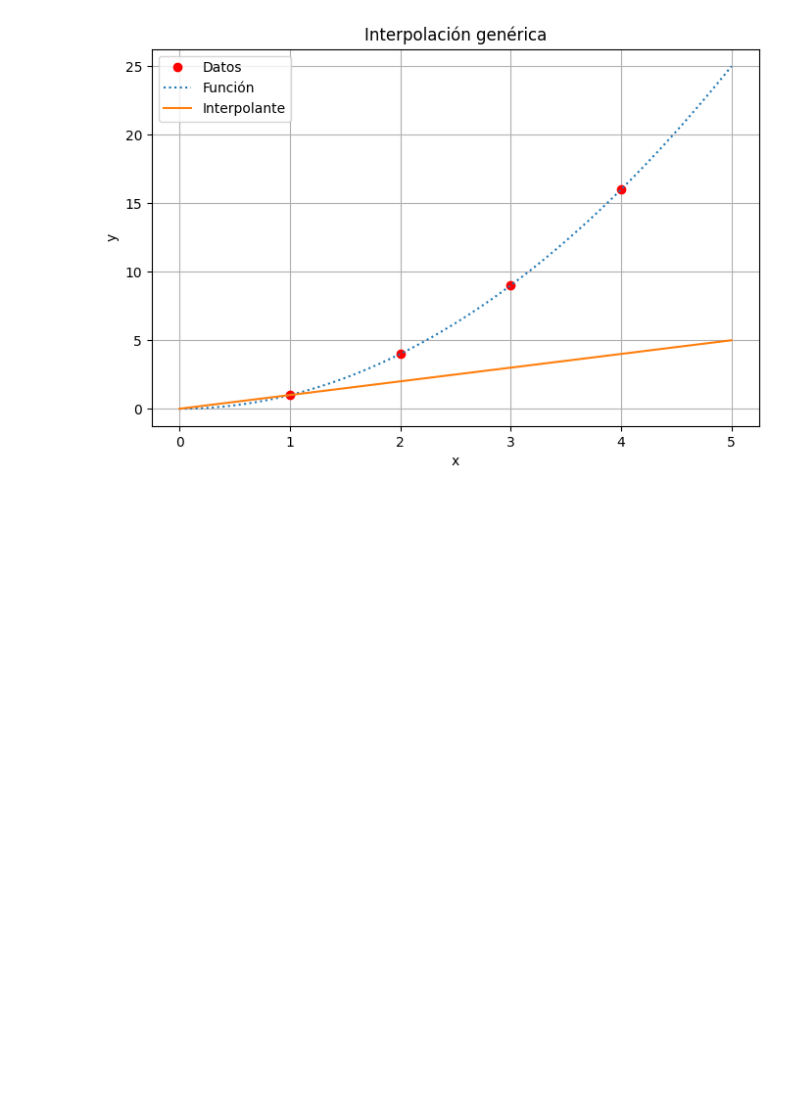
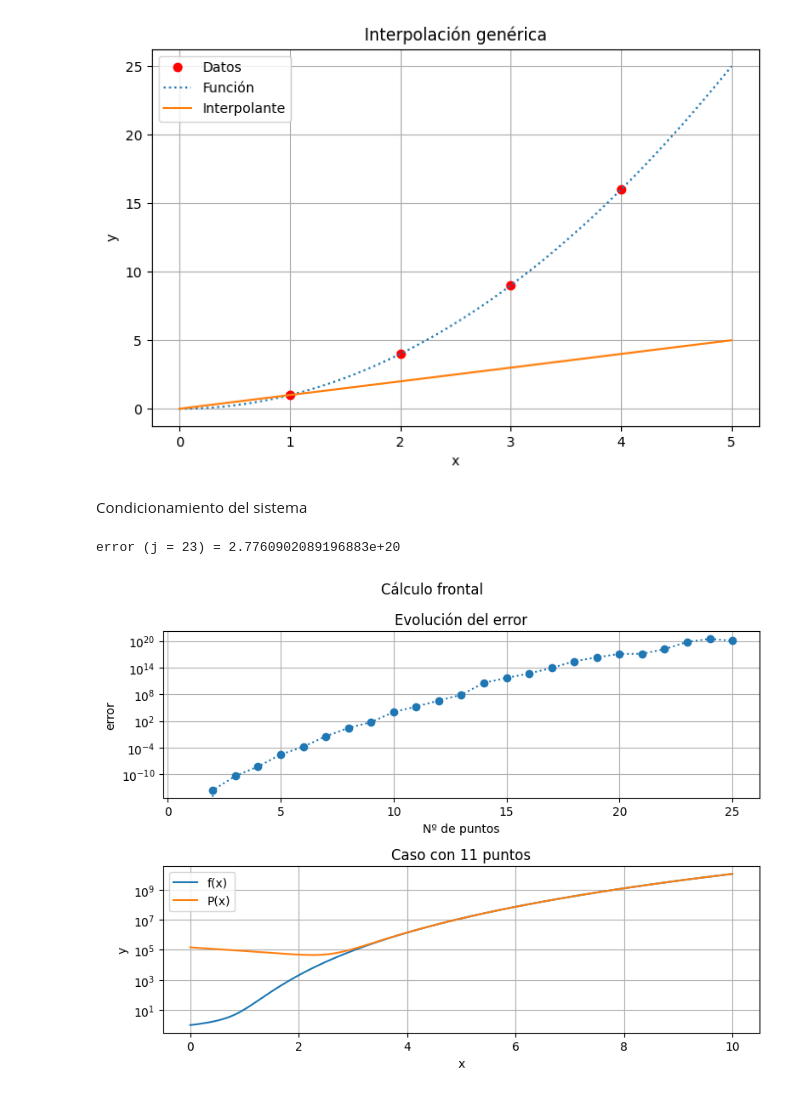
Before and after one commit to miguelinente/MNAF_MiguelEnterria, a Jupyter notebook: practicas/PracticaInterpolacion.ipynb, the cells around one changed output. Drawn from its saved outputs; the diff is of its cells as text; code cells hidden in the pictures; blank space fills up the shorter version.

```diff
--- a/practicas/PracticaInterpolacion.ipynb
+++ b/practicas/PracticaInterpolacion.ipynb
@@ -158,3 +162,54 @@ plt.grid()
 plt.show()
 # %% [output]
 [figure]
+# %% [markdown]
+Condicionamiento del sistema
+# %%
+
+
+npts = 25
+x = np.arange(npts, dtype=float)
+V, E, orden = np.vander(x), [], 10
+
+for i in range(1, npts + 1):
+    A = V[-i:, -i:]
+    b = np.sum(A, 1)  # A @ X[-i:]
+    s = la.solve(A, b)
+    if i == orden + 1:
+        poli = PP.Polynomial(s[::-1])
+    E.append(la.norm(s - 1))  # s - X[-i:]
+
+E = np.array(E)
+print("error (j = {}) = {}".format(E.argmax(), E.max()))
+pole = PP.Polynomial(np.ones(orden + 1))
+# %% [output]
+error (j = 23) = 2.7760902089196883e+20
+# %%
+fig, axs = plt.subplots(2, 1, num=1, figsize=(8, 6), clear=True)
+plt.suptitle("Cálculo frontal")
+
+# ---> Representación del error
+axs[0].set(
+    title="Evolución del error",
+    ylabel=r"error",
+    xlabel="Nº de puntos"
+)
+axs[0].semilogy(x + 1, E, ":o")
+axs[0].grid()
+
+# ---> Representación de una solución
+X = np.linspace(0, orden, 201)
+axs[1].set(
+    title=f"Caso con {orden + 1} puntos",
+    xlabel="x",
+    ylabel="y"
+)
+axs[1].semilogy(X, pole(X), ls="-", label="f(x)")
+axs[1].semilogy(X, poli(X), ls="-", label="P(x)")
+axs[1].legend()
+axs[1].grid()
+
+fig.tight_layout()
+fig.show()
+# %% [output]
+[figure, added]
```
Also changed, not shown: parts of 16 cells of this notebook, 6 other files.
